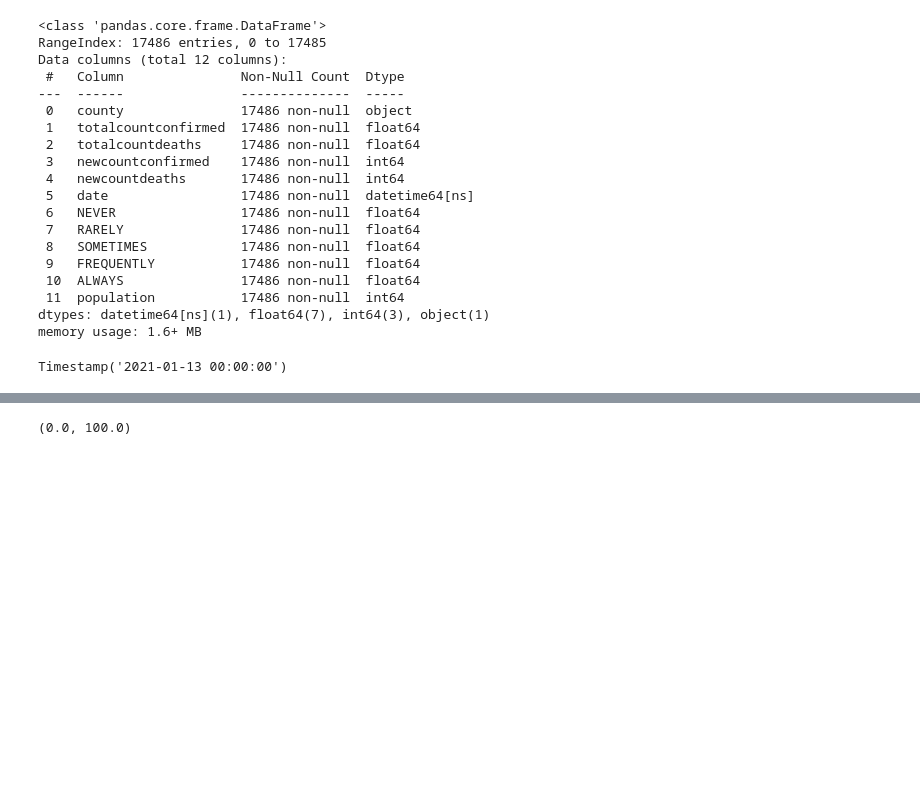
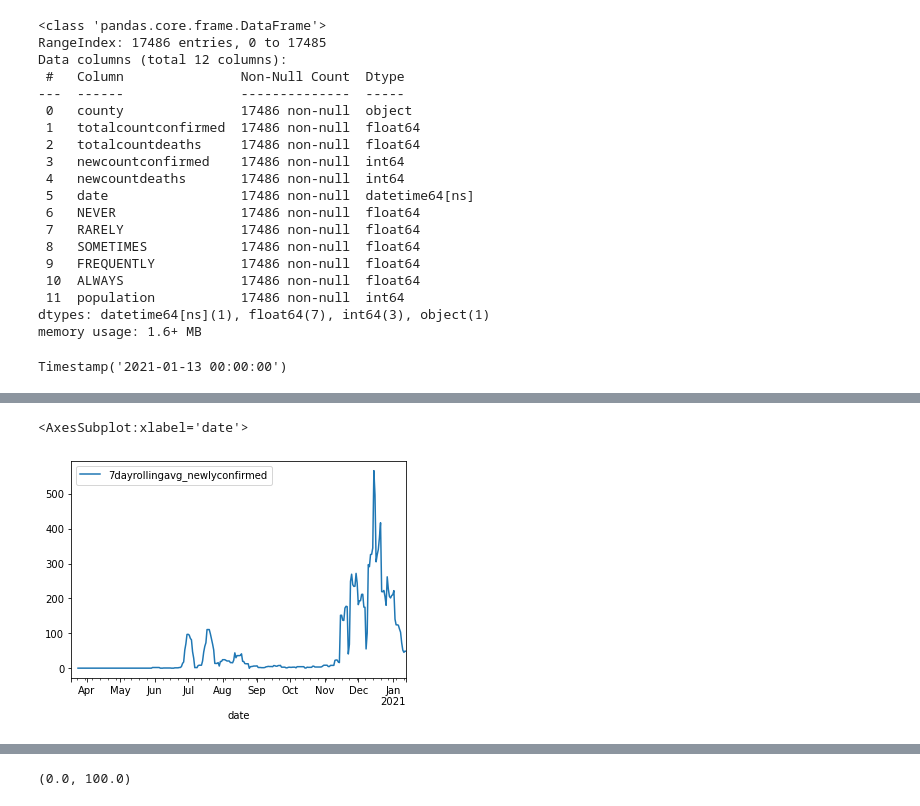
Before and after one commit to lettywu/COVID-19-vaccinations, a Jupyter notebook: alyssia/Mask_Use_EDA.ipynb, the cells around one changed output, grey strips where cells are left out. Saved outputs shown, nothing was run; the diff lists cells and outputs as text; code cells hidden in the pictures; blank space fills up the shorter version.

```diff
--- a/alyssia/Mask_Use_EDA.ipynb
+++ b/alyssia/Mask_Use_EDA.ipynb
@@ -229,0 +212,2 @@ ax.set(title="County Histogram")
+# %%
+df_santacruz = df[df['county'] == 'Santa Cruz']
@@ -229,0 +230,5 @@ ax.set(title="County Histogram")
+# %%
+df_santacruz.plot(x='date', y='7dayrollingavg_newlyconfirmed')
+# %% [output]
+<AxesSubplot:xlabel='date'>
+[figure, added]
```
Also changed, not shown: parts of 13 cells of this notebook, 2 other files.
